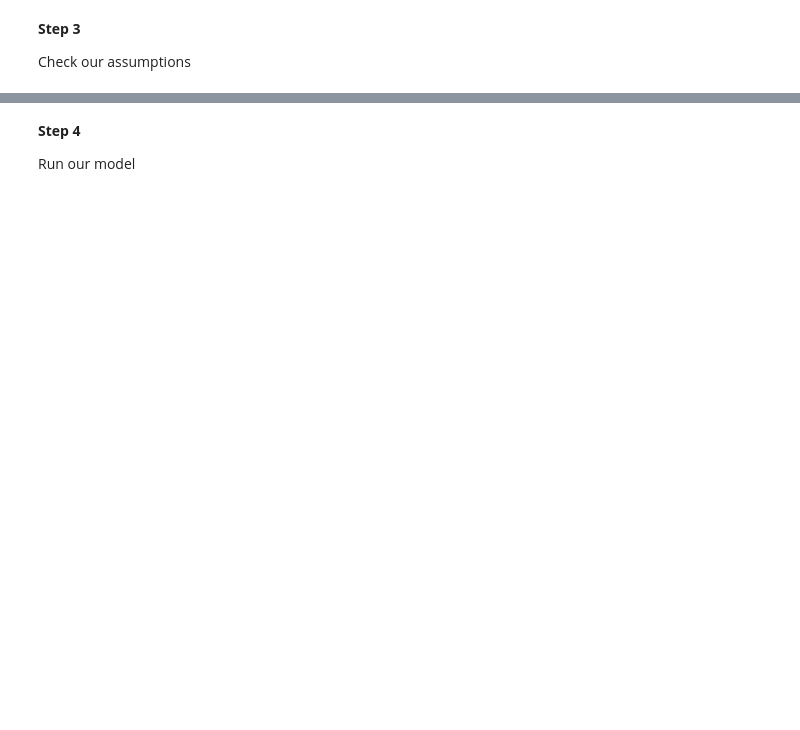
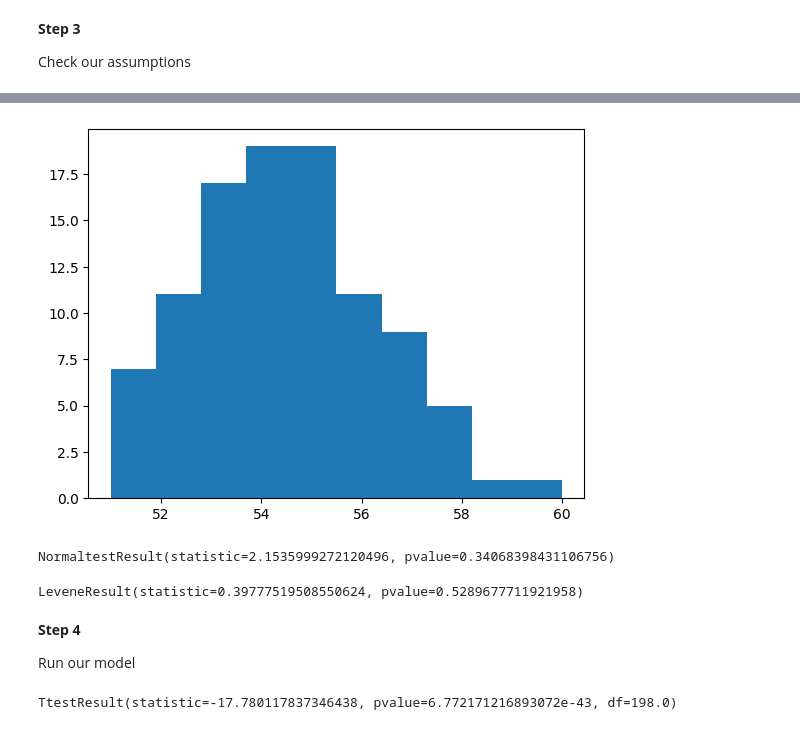
Before and after one commit to sarahkaarina/basic-stats-training, a Jupyter notebook: t_tests.ipynb, the cells around one changed output, grey strips where cells are left out. Drawn from its saved outputs; the diff is of its cells as text; code cells hidden in the pictures; blank space fills up the shorter version.

```diff
--- a/t_tests.ipynb
+++ b/t_tests.ipynb
@@ -50,4 +138,28 @@ Check our assumptions
+# %%
+# Plot our distribution
+#fig = plt.figure()
+plt.hist(shark_df["number_of_miles_swam"])
+plt.show()
+
+# Test normality in the dog group
+print(stats.normaltest(shark_df["number_of_miles_swam"]))
+# %% [output]
+[figure, added]
+NormaltestResult(statistic=2.1535999272120496, pvalue=0.34068398431106756)
+# %%
+# Testing Homogeneity of Variance
+
+stats.levene(tuna_df["number_of_miles_swam"],
+               shark_df["number_of_miles_swam"])
+# %% [output]
+LeveneResult(statistic=0.39777519508550624, pvalue=0.5289677711921958)
 # %% [markdown]
 **Step 4**
 
 Run our model
+# %%
+# Run our t-test
+
+stats.ttest_ind(a=tuna_data, b=shark_data, equal_var=True)
+# %% [output]
+TtestResult(statistic=-17.780117837346438, pvalue=6.772171216893072e-43, df=198.0)
```
Also changed, not shown: parts of 7 cells of this notebook.
